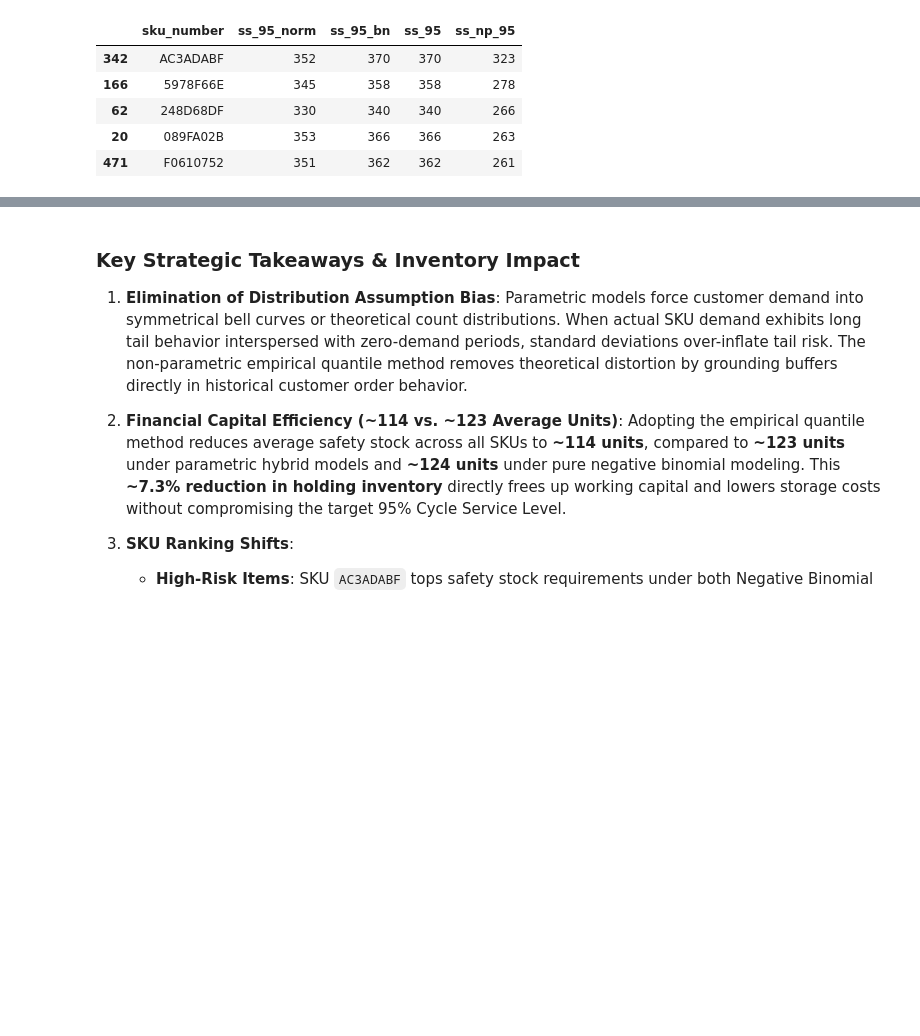
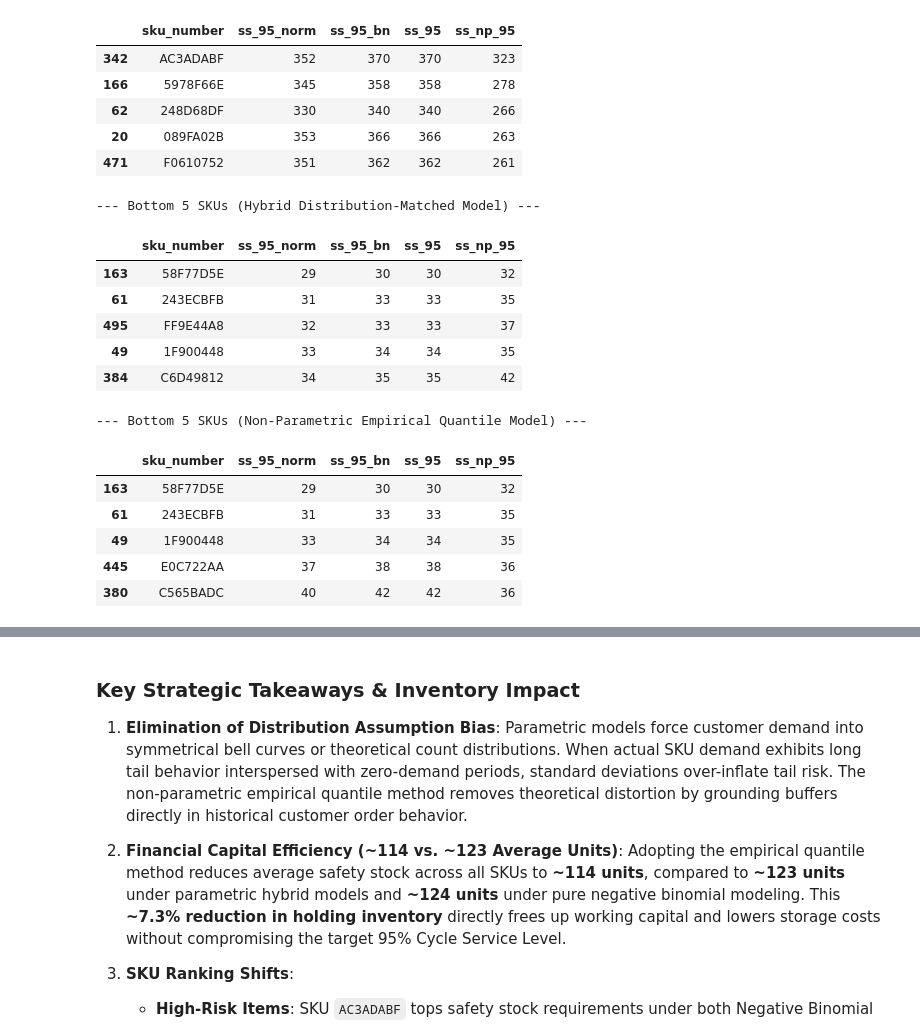
Before and after one commit to EliseWallace/elisewallace.github.io, a Jupyter notebook: inventoryanalysis/notebooks/safetystock_milestoneproject.ipynb, the cells around one changed output, grey strips where cells are left out. Cells and saved outputs as stored; diff of their text form; code cells hidden in the pictures; blank space fills up the shorter version.

```diff
--- a/inventoryanalysis/notebooks/safetystock_milestoneproject.ipynb
+++ b/inventoryanalysis/notebooks/safetystock_milestoneproject.ipynb
@@ -450,3 +450,26 @@ display(data_95_ss.sort_values("ss_np_95", ascending=False).head(5))
 | 62 | 248D68DF | 330 | 340 | 340 | 266 |
 | 20 | 089FA02B | 353 | 366 | 366 | 263 |
 | 471 | F0610752 | 351 | 362 | 362 | 261 |
+# %%
+# Bottom 5 SKUs by Hybrid Safety Stock
+print("--- Bottom 5 SKUs (Hybrid Distribution-Matched Model) ---")
+display(data_95_ss.sort_values("ss_95", ascending=True).head(5))
+
+# Bottom 5 SKUs by Non-Parametric Model
+print("--- Bottom 5 SKUs (Non-Parametric Empirical Quantile Model) ---")
+display(data_95_ss.sort_values("ss_np_95", ascending=True).head(5))
+# %% [output]
+--- Bottom 5 SKUs (Hybrid Distribution-Matched Model) ---
+|  | sku_number | ss_95_norm | ss_95_bn | ss_95 | ss_np_95 |
+| 163 | 58F77D5E | 29 | 30 | 30 | 32 |
+| 61 | 243ECBFB | 31 | 33 | 33 | 35 |
+| 495 | FF9E44A8 | 32 | 33 | 33 | 37 |
+| 49 | 1F900448 | 33 | 34 | 34 | 35 |
+| 384 | C6D49812 | 34 | 35 | 35 | 42 |
+--- Bottom 5 SKUs (Non-Parametric Empirical Quantile Model) ---
+|  | sku_number | ss_95_norm | ss_95_bn | ss_95 | ss_np_95 |
+| 163 | 58F77D5E | 29 | 30 | 30 | 32 |
+| 61 | 243ECBFB | 31 | 33 | 33 | 35 |
+| 49 | 1F900448 | 33 | 34 | 34 | 35 |
+| 445 | E0C722AA | 37 | 38 | 38 | 36 |
+| 380 | C565BADC | 40 | 42 | 42 | 36 |
```
Also changed, not shown: parts of 1 cell of this notebook.
